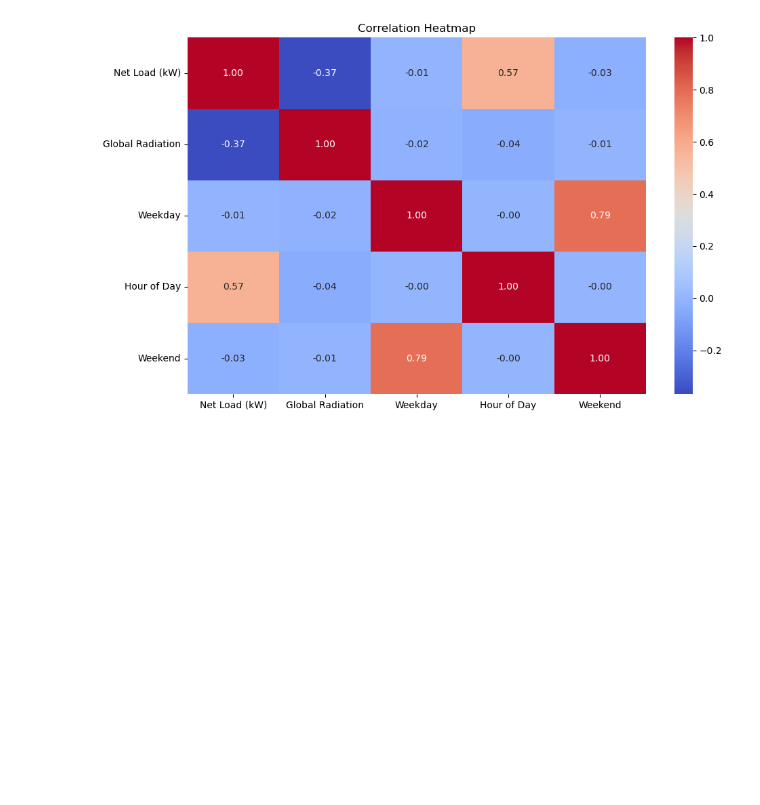
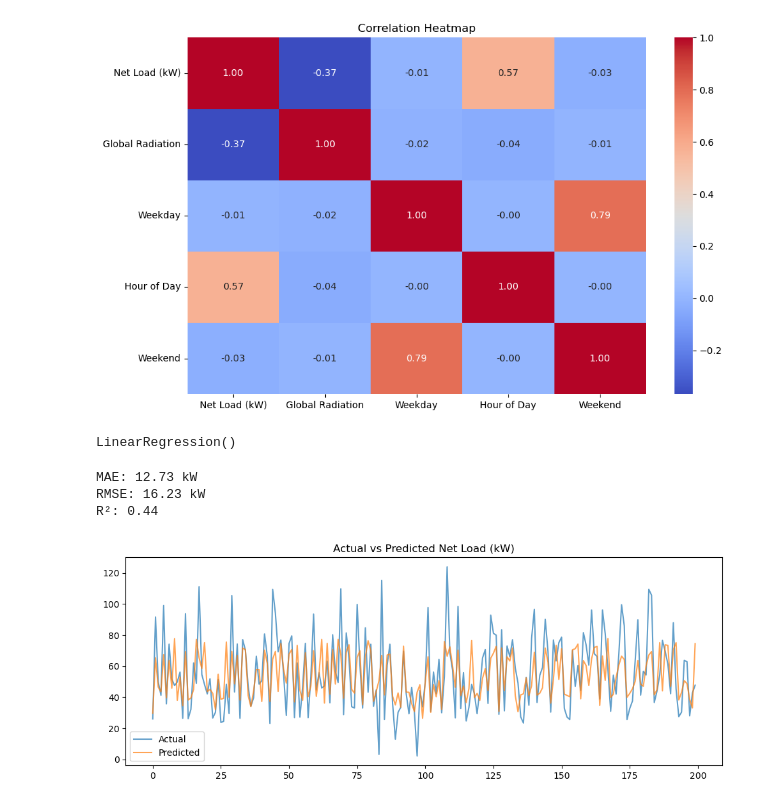
Before and after one commit to feizicodes/ml-netload-prediction, a Jupyter notebook: scr/EDA.ipynb, the cells around one changed output. Cells and saved outputs as stored; diff of their text form; code cells hidden in the pictures; blank space fills up the shorter version.

Commit message:
ML Model

```diff
--- a/scr/EDA.ipynb
+++ b/scr/EDA.ipynb
@@ -148,0 +166,48 @@ plt.show()
+# %%
+from sklearn.model_selection import train_test_split
+
+# Split in Trainings- und Testdaten (z. B. 80/20)
+X_train, X_test, y_train, y_test = train_test_split(
+    X, y, test_size=0.2, random_state=42
+)
+# %%
+from sklearn.linear_model import LinearRegression
+
+# Modell initialisieren und trainieren
+lr_model = LinearRegression()
+lr_model.fit(X_train, y_train)
+# %% [output]
+LinearRegression()
+# %%
+from sklearn.metrics import mean_absolute_error, mean_squared_error, r2_score
+import numpy as np
+
+# Vorhersage auf Testdaten
+y_pred = lr_model.predict(X_test)
+
+# Bewertung
+mae = mean_absolute_error(y_test, y_pred)
+rmse = np.sqrt(mean_squared_error(y_test, y_pred))                  # Mittlerer absoluter Fehler
+    # Wurzel des mittleren quadratischen Fehlers
+r2 = r2_score(y_test, y_pred)                                # Bestimmtheitsmaß
+
+# Ausgabe
+print(f"MAE: {mae:.2f} kW")
+print(f"RMSE: {rmse:.2f} kW")
+print(f"R²: {r2:.2f}")
+# %% [output]
+MAE: 12.73 kW
+RMSE: 16.23 kW
+R²: 0.44
+# %%
+import matplotlib.pyplot as plt
+
+plt.figure(figsize=(10, 4))
+plt.plot(y_test.values[:200], label="Actual", alpha=0.7)
+plt.plot(y_pred[:200], label="Predicted", alpha=0.7)
+plt.title("Actual vs Predicted Net Load (kW)")
+plt.legend()
+plt.tight_layout()
+plt.show()
+# %% [output]
+[figure, added]
```
Also changed, not shown: parts of 2 cells of this notebook.
